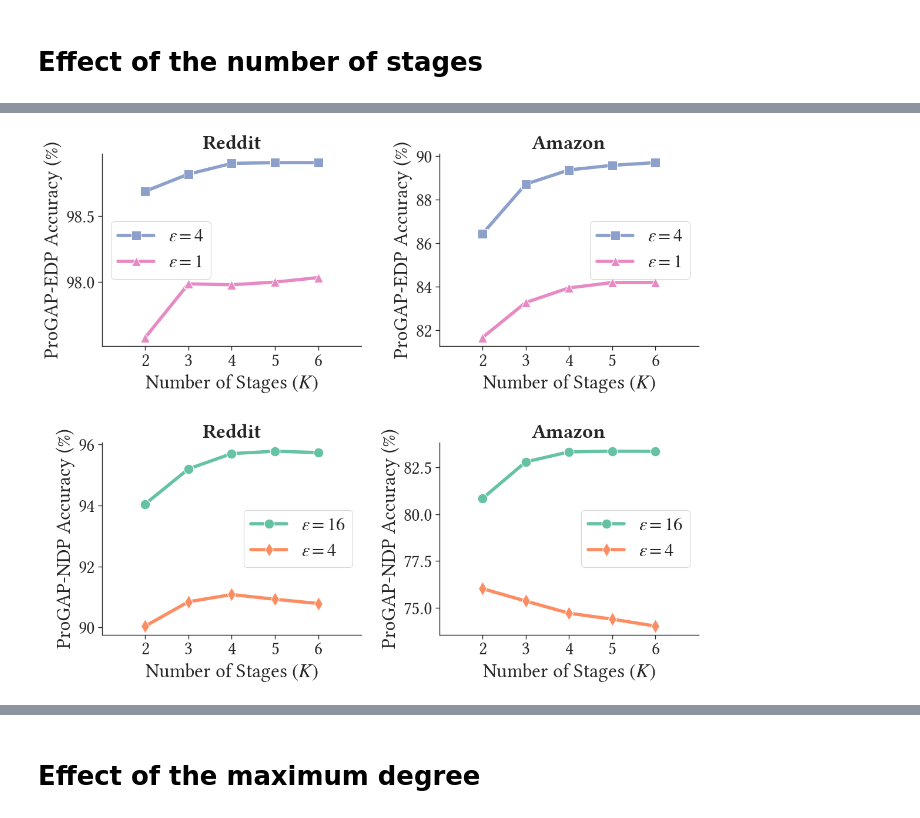
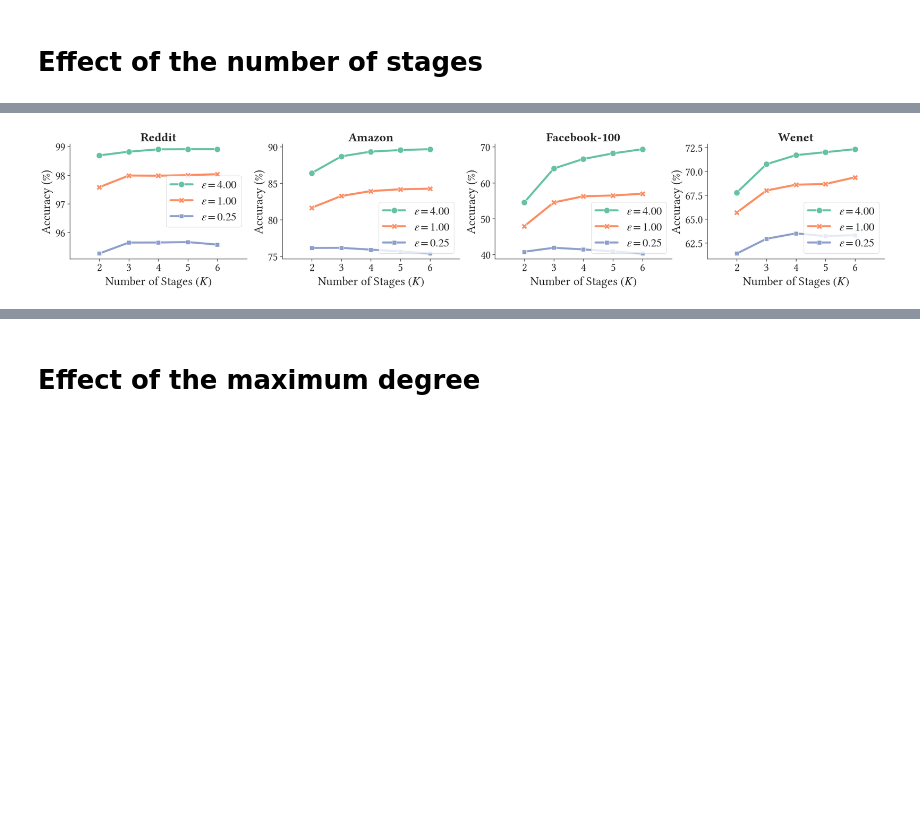
Before and after one commit to sisaman/ProGAP, a Jupyter notebook: results.ipynb, the cells around one changed output, grey strips where cells are left out. Drawn from its saved outputs; the diff is of its cells as text; code cells hidden in the pictures; blank space fills up the shorter version.

```diff
--- a/results.ipynb
+++ b/results.ipynb
@@ -64,19 +64,10 @@ for run in tqdm(runs):
     data.update(run.summary._json_dict)
     data.update(run.config)
     data['id'] = i
+    data['run'] = run
     data['method'] = data['method'].upper().replace('INF', '$\infty$').replace('PRO', 'Pro')
     data_list.append(data)
     i += 1
-
-# runs = api.runs(f"sisaman/GAP-TRAIN", per_page=2000)
-# for run in tqdm(runs):
-#     data = {}
-#     data.update(run.summary._json_dict)
-#     data.update(run.config)
-#     data['id'] = i
-#     data['method'] = data['method'].upper().replace('INF', '$\infty$')
-#     data_list.append(data)
-#     i += 1
 # %% [markdown]
 # Dataset Statistics
 # %%
@@ -336,60 +489,51 @@ g.savefig('figs/node.pdf')
 # %%
 cols = ['method', 'dataset', 'epsilon', 'stages', 'val/acc_mean', 'test/acc_mean']
-methods = ['ProGAP-EDP', 'ProGAP-NDP']
-datasets = ['reddit', 'amazon']
-epsilons_edp = [1,4]
+methods = ['ProGAP-EDP']
+datasets = ['reddit', 'amazon', 'facebook-100', 'wenet']
+epsilons = [0.25, 1, 4]
 
-epsilons_ndp = [4,16]
+# epsilons_ndp = [4,16]
 
 # filter data
 df = pd.DataFrame(data_list)
 df = df.filter(items=cols)
 df = df[df['method'].isin(methods)]
 df = df[df['dataset'].isin(datasets)]
-
-mask_edp = (df['method'] == 'ProGAP-EDP') & df['epsilon'].isin(epsilons_edp)
-mask_ndp = (df['method'] == 'ProGAP-NDP') & df['epsilon'].isin(epsilons_ndp)
-df = df.loc[mask_edp | mask_ndp]
+df = df[df['epsilon'].isin(epsilons)]
 
 # select best models based on valication accuracy
 idx = df.groupby(['method', 'dataset', 'epsilon', 'stages'])['val/acc_mean'].idxmax().values
 df = df.loc[idx]
 
 df = df.sort_values(by='epsilon', ascending=False)
-epsilons = list(map(str, epsilons))
-df['epsilon'] = df['epsilon'].astype(int).astype(str)
-df['style'] = df['method'].str.cat(df['epsilon'], sep='-')
+df['epsilon'] = df['epsilon']#.astype(int).astype(str)
+df['style'] = df['method'].str.cat(df['epsilon'].astype(str), sep='-')
 
-g = sns.relplot(kind='line', data=df, hue='style', y='test/acc_mean', x='stages', col='dataset', row='method', aspect=1.2,
-                col_order=datasets, row_order=methods, markers=['o', 'd', 's', '^'], dashes=False, style='style', legend=False,
+g = sns.relplot(kind='line', data=df, hue='style', y='test/acc_mean', x='stages', col='dataset', aspect=1.2,
+                col_order=datasets, row_order=methods, markers=True, dashes=False, style='style', legend=False,
                 facet_kws={'sharey': False, 'sharex': False}, errorbar=None)
 
-legend_loc = {
-    ('ProGAP-EDP', 'amazon'): 'lower right',
-    # ('GAP-NDP', 'facebook'): 'right',
-}
-
-g.set(xlabel='Number of Stages $(K)$', xlim=(1,7), xticks=range(2,7))
+g.set(ylabel='Accuracy (%)', xlabel='Number of Stages $(K)$', xlim=(1,7), xticks=range(2,7))
 for method, axes in zip(methods, g.axes):
     for dataset, ax in zip(datasets, axes):
         ax.set_title(label=dataset.capitalize(), fontdict={'fontweight': 'bold'}, )
         ax.legend(
-            labels=[f'$\epsilon={eps}$' for eps in df.loc[(df['method'] == method) & (df['dataset'] == dataset), 'epsilon'].unique()],
+            labels=[f'$\epsilon={eps:.2f}$' for eps in df.loc[(df['method'] == method) & (df['dataset'] == dataset), 'epsilon'].unique()],
             # loc=legend_loc.get((method, dataset), None),
         )
-        ax.set_ylabel(f'{method} Accuracy (%)')
+        # ax.set_ylabel(f'{method} Accuracy (%)')
 
 # g.axes[0][0].set(ylim=(65,80))
 # g.axes[0][1].set(ylim=(97,99.1)); # g.axes[0][1].yaxis.set_major_formatter(FormatStrFormatter('%.1f'))
 # g.axes[0][2].set_ylim(70,85)
 # g.axes[1][0].set_ylim(55,70)
 # g.axes[1][1].set(ylim=(92,96))
 # g.axes[1][2].set_ylim(76,82)
 
 
-g.fig.subplots_adjust(hspace=0.5, wspace=0.3)
+g.fig.subplots_adjust(hspace=0.4, wspace=0.2)
 # g.fig.set_figwidth(14)
-g.savefig('figs/stages.pdf')
+g.savefig('figs/stages-edge.pdf')
 # df
 # %% [output]
-[figure, old version]
+[figure, new version]
```
Also changed, not shown: parts of 11 cells of this notebook.
